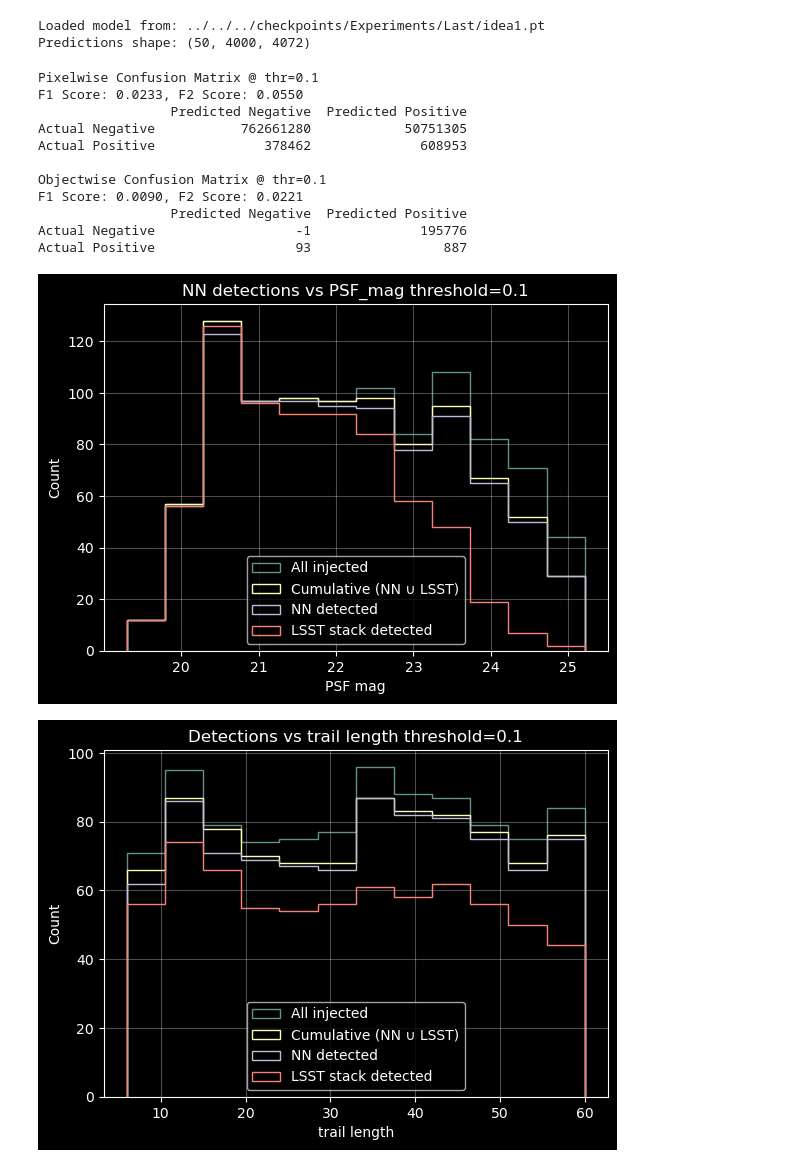
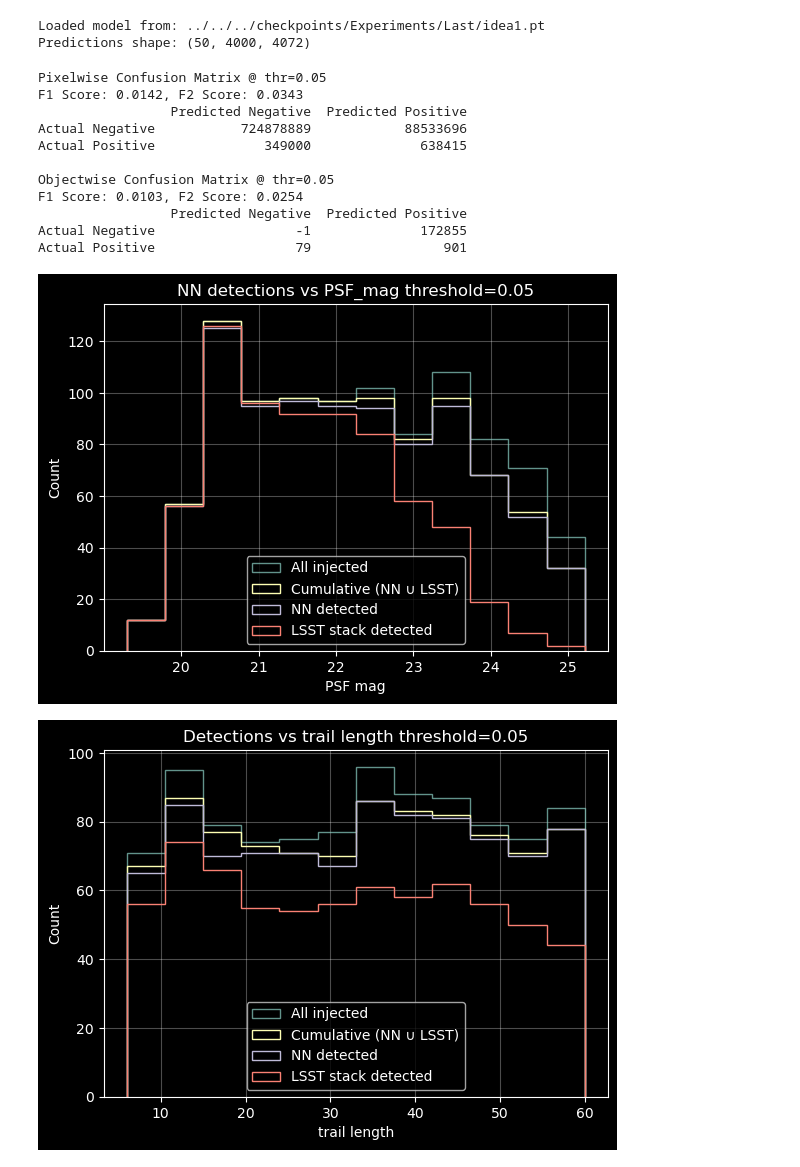
Before and after one commit to dirac-institute/Asteroid_detection_CNN, a Jupyter notebook: Notebooks/Redundant/Experiments/Model_experiments.ipynb, the cells around one changed output. Drawn from its saved outputs; the diff is of its cells as text; code cells hidden in the pictures.

```diff
--- a/Notebooks/Redundant/Experiments/Model_experiments.ipynb
+++ b/Notebooks/Redundant/Experiments/Model_experiments.ipynb
@@ -741,19 +756,19 @@ print("Predictions shape:", p_1.shape)
 Loaded model from: ../../../checkpoints/Experiments/Last/idea1.pt
 Predictions shape: (50, 4000, 4072)
 # %%
-results_baseline, cat_baseline = evaluate_model_on_catalog(test_catalog, p_1, gt_test, threshold=0.1)
+results_baseline, cat_baseline = evaluate_model_on_catalog(test_catalog, p_1, gt_test, threshold=0.05)
 # %% [output]
-Pixelwise Confusion Matrix @ thr=0.1
-F1 Score: 0.0233, F2 Score: 0.0550
+Pixelwise Confusion Matrix @ thr=0.05
+F1 Score: 0.0142, F2 Score: 0.0343
                  Predicted Negative  Predicted Positive
-Actual Negative           762661280            50751305
-Actual Positive              378462              608953
+Actual Negative           724878889            88533696
+Actual Positive              349000              638415
 
-Objectwise Confusion Matrix @ thr=0.1
-F1 Score: 0.0090, F2 Score: 0.0221
+Objectwise Confusion Matrix @ thr=0.05
+F1 Score: 0.0103, F2 Score: 0.0254
                  Predicted Negative  Predicted Positive
-Actual Negative                  -1              195776
-Actual Positive                  93                 887
+Actual Negative                  -1              172855
+Actual Positive                  79                 901
-[figure, old version]
+[figure, new version]
-[figure, old version]
+[figure, new version]
 # %%
```
Also changed, not shown: parts of 10 cells of this notebook, 2 other files.
